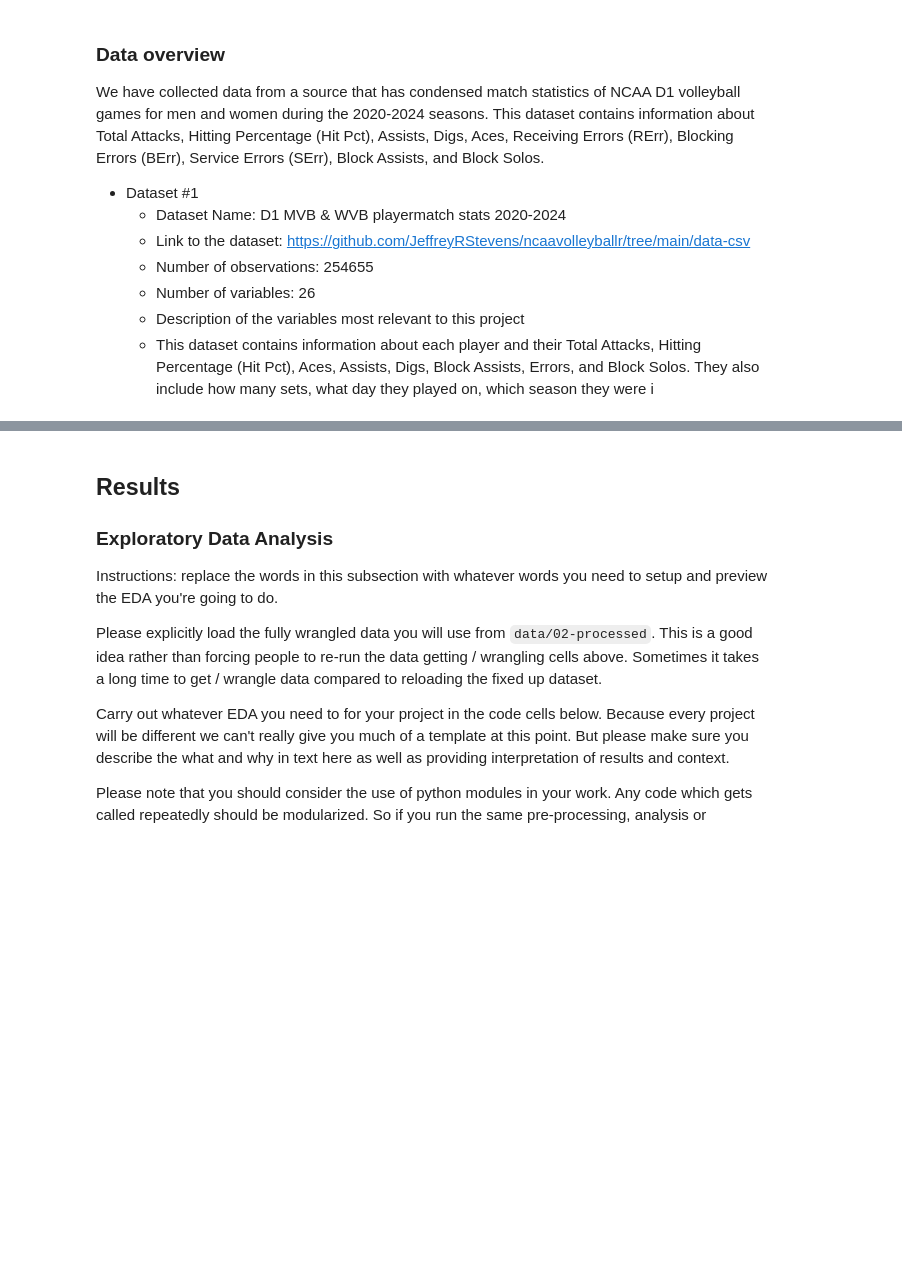
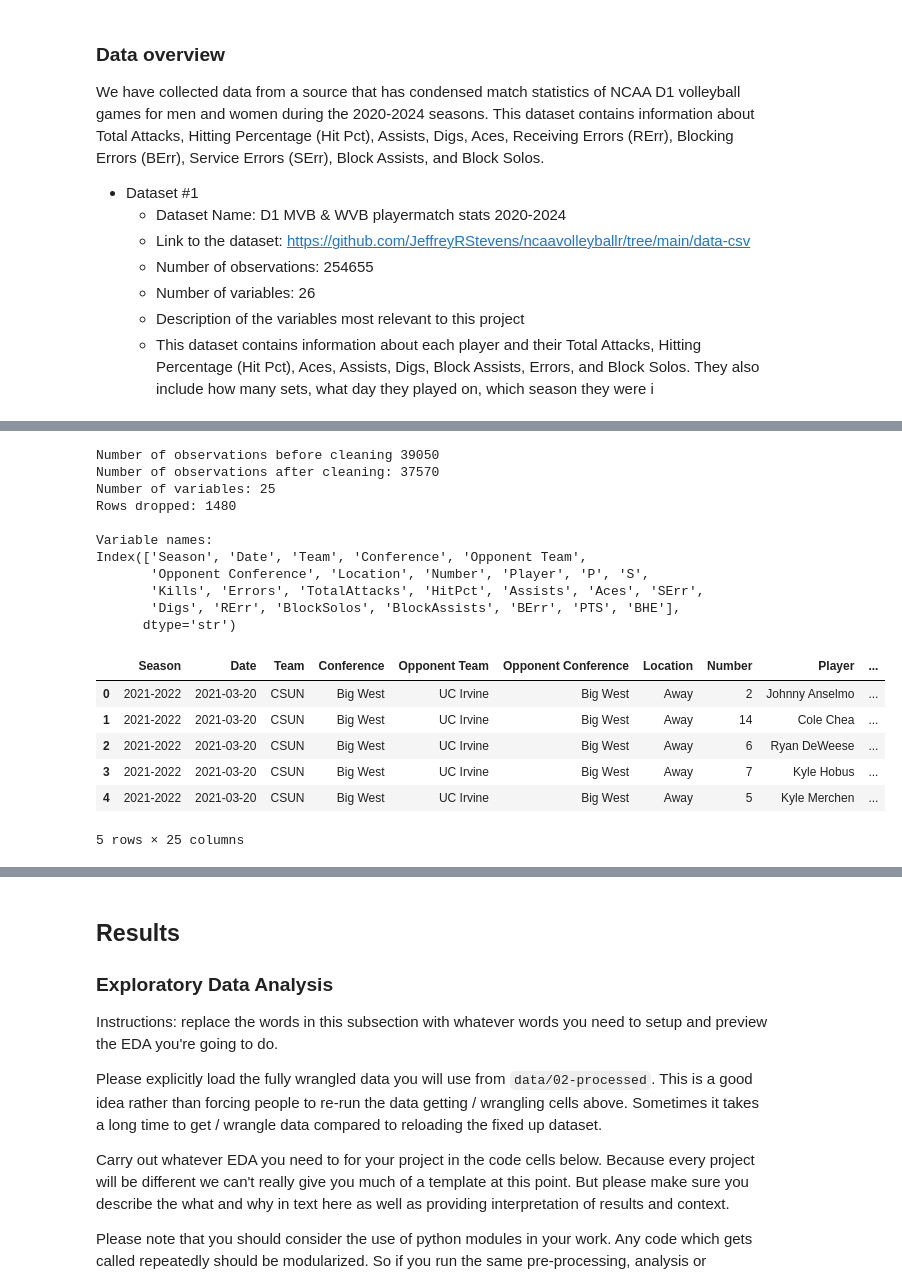
Before and after one commit to COGS108/Group035_WI26, a Jupyter notebook: 02-EDACheckpoint.ipynb, the cells around one changed output, grey strips where cells are left out. Saved outputs shown, nothing was run; the diff lists cells and outputs as text; code cells hidden in the pictures; blank space fills up the shorter version.

```diff
--- a/02-EDACheckpoint.ipynb
+++ b/02-EDACheckpoint.ipynb
@@ -112,0 +217,29 @@ Error downloading mvb_playermatch_div1_2024.txt: 404 Client Error: Not Found for
+# %%
+#MVB after cleaning
+print("Number of observations before cleaning", rows_before_mvb)
+print("Number of observations after cleaning:", mvb_df.shape[0])
+print("Number of variables:", mvb_df.shape[1])
+print(f"Rows dropped: {rows_before_mvb - len(mvb_df)}")
+print("\nVariable names:")
+print(mvb_df.columns)
+
+mvb_df.head()
+# %% [output]
+Number of observations before cleaning 39050
+Number of observations after cleaning: 37570
+Number of variables: 25
+Rows dropped: 1480
+
+Variable names:
+Index(['Season', 'Date', 'Team', 'Conference', 'Opponent Team',
+       'Opponent Conference', 'Location', 'Number', 'Player', 'P', 'S',
+       'Kills', 'Errors', 'TotalAttacks', 'HitPct', 'Assists', 'Aces', 'SErr',
+       'Digs', 'RErr', 'BlockSolos', 'BlockAssists', 'BErr', 'PTS', 'BHE'],
+      dtype='str')
+|  | Season | Date | Team | Conference | Opponent Team | Opponent Conference | Location | Number | Player | ... |
+| 0 | 2021-2022 | 2021-03-20 | CSUN | Big West | UC Irvine | Big West | Away | 2 | Johnny Anselmo | ... |
+| 1 | 2021-2022 | 2021-03-20 | CSUN | Big West | UC Irvine | Big West | Away | 14 | Cole Chea | ... |
+| 2 | 2021-2022 | 2021-03-20 | CSUN | Big West | UC Irvine | Big West | Away | 6 | Ryan DeWeese | ... |
+| 3 | 2021-2022 | 2021-03-20 | CSUN | Big West | UC Irvine | Big West | Away | 7 | Kyle Hobus | ... |
+| 4 | 2021-2022 | 2021-03-20 | CSUN | Big West | UC Irvine | Big West | Away | 5 | Kyle Merchen | ... |
+5 rows × 25 columns
```
Also changed, not shown: parts of 23 cells of this notebook, 1 other file.
